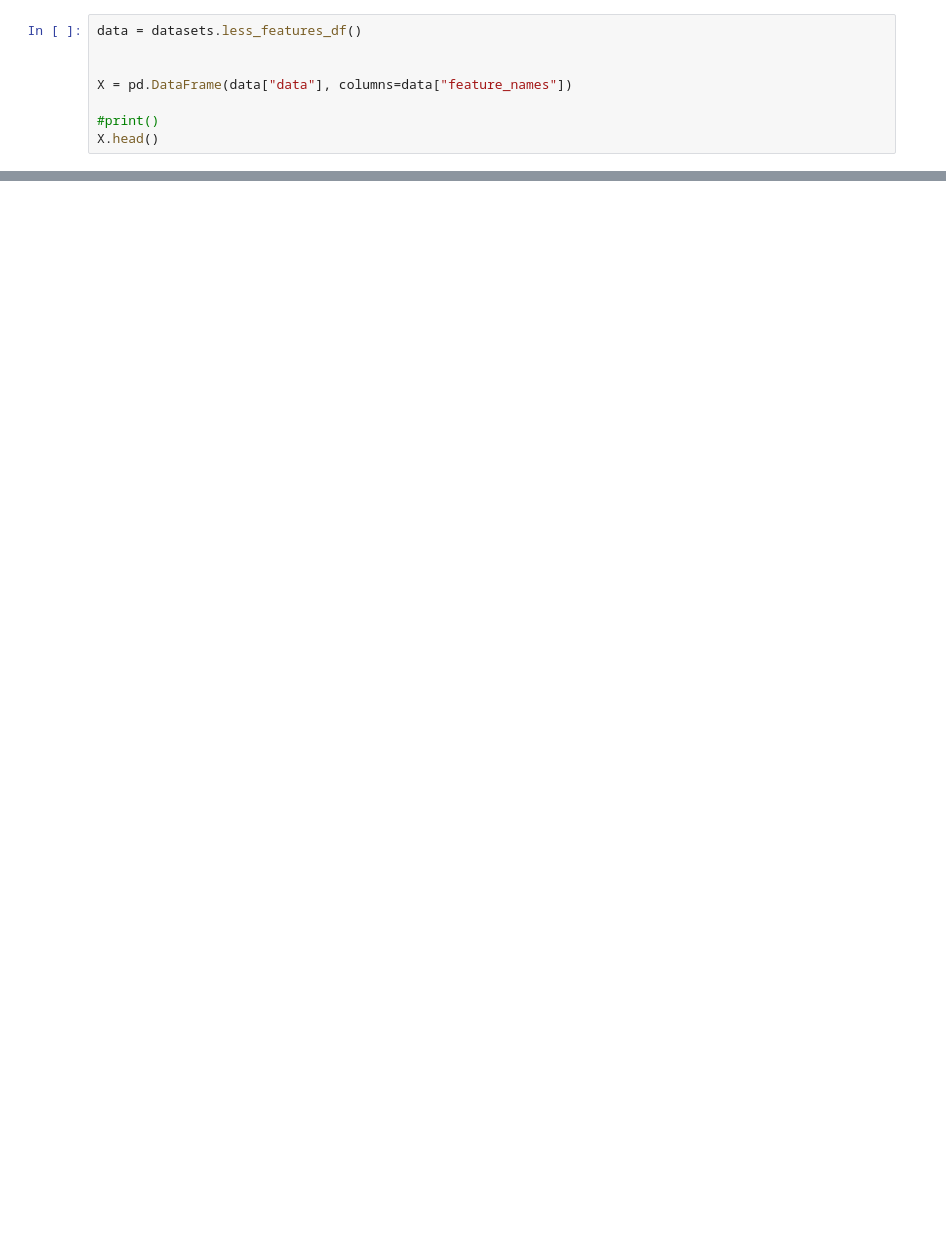
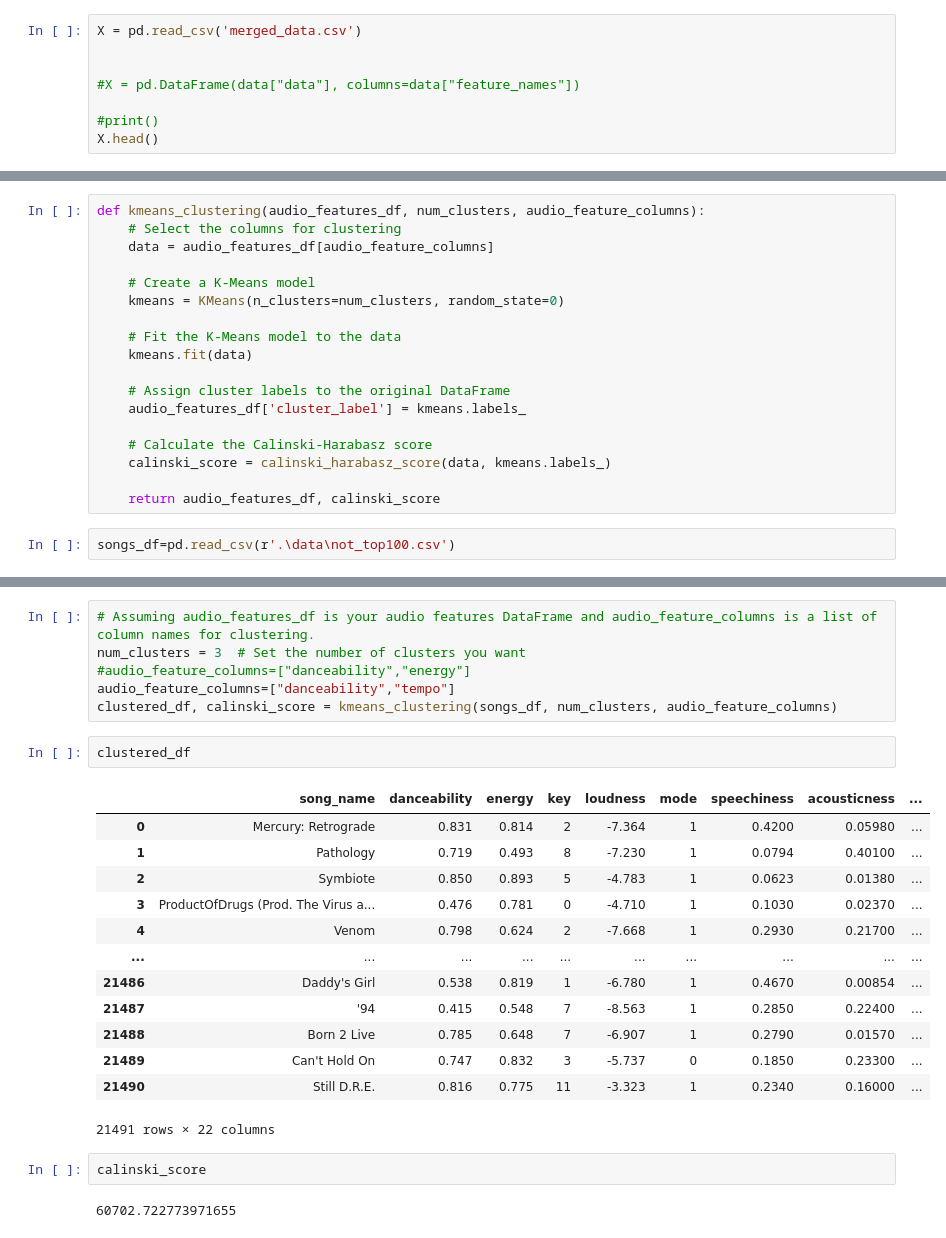
Before and after one commit to MeghaBhambri/lab-clustering-songs, a Jupyter notebook: cluster_songs.ipynb, the cells around one changed output, grey strips where cells are left out. Drawn from its saved outputs; the diff is of its cells as text; blank space fills up the shorter version.

```diff
--- a/cluster_songs.ipynb
+++ b/cluster_songs.ipynb
@@ -7,8 +12,8 @@ from sklearn.metrics import silhouette_score
 # %%
-data = datasets.less_features_df()
+X = pd.read_csv('merged_data.csv')
 
 
-X = pd.DataFrame(data["data"], columns=data["feature_names"])
+#X = pd.DataFrame(data["data"], columns=data["feature_names"])
 
 #print()
 X.head()
@@ -17,0 +33,20 @@ kmeans.fit(X_scaled_df)
+# %%
+def kmeans_clustering(audio_features_df, num_clusters, audio_feature_columns):
+    # Select the columns for clustering
+    data = audio_features_df[audio_feature_columns]
+
+    # Create a K-Means model
+    kmeans = KMeans(n_clusters=num_clusters, random_state=0)
+
+    # Fit the K-Means model to the data
+    kmeans.fit(data)
+
+    # Assign cluster labels to the original DataFrame
+    audio_features_df['cluster_label'] = kmeans.labels_
+
+    # Calculate the Calinski-Harabasz score
+    calinski_score = calinski_harabasz_score(data, kmeans.labels_)
+
+    return audio_features_df, calinski_score
+# %%
+songs_df=pd.read_csv(r'.\data\not_top100.csv')
@@ -17,0 +80,26 @@ kmeans.fit(X_scaled_df)
+# %%
+# Assuming audio_features_df is your audio features DataFrame and audio_feature_columns is a list of column names for clustering.
+num_clusters = 3  # Set the number of clusters you want
+#audio_feature_columns=["danceability","energy"]
+audio_feature_columns=["danceability","tempo"]
+clustered_df, calinski_score = kmeans_clustering(songs_df, num_clusters, audio_feature_columns)
+# %%
+clustered_df
+# %% [output]
+|  | song_name | danceability | energy | key | loudness | mode | speechiness | acousticness | ... |
+| 0 | Mercury: Retrograde | 0.831 | 0.814 | 2 | -7.364 | 1 | 0.4200 | 0.05980 | ... |
+| 1 | Pathology | 0.719 | 0.493 | 8 | -7.230 | 1 | 0.0794 | 0.40100 | ... |
+| 2 | Symbiote | 0.850 | 0.893 | 5 | -4.783 | 1 | 0.0623 | 0.01380 | ... |
+| 3 | ProductOfDrugs (Prod. The Virus a... | 0.476 | 0.781 | 0 | -4.710 | 1 | 0.1030 | 0.02370 | ... |
+| 4 | Venom | 0.798 | 0.624 | 2 | -7.668 | 1 | 0.2930 | 0.21700 | ... |
+| ... | ... | ... | ... | ... | ... | ... | ... | ... | ... |
+| 21486 | Daddy's Girl | 0.538 | 0.819 | 1 | -6.780 | 1 | 0.4670 | 0.00854 | ... |
+| 21487 | '94 | 0.415 | 0.548 | 7 | -8.563 | 1 | 0.2850 | 0.22400 | ... |
+| 21488 | Born 2 Live | 0.785 | 0.648 | 7 | -6.907 | 1 | 0.2790 | 0.01570 | ... |
+| 21489 | Can't Hold On | 0.747 | 0.832 | 3 | -5.737 | 0 | 0.1850 | 0.23300 | ... |
+| 21490 | Still D.R.E. | 0.816 | 0.775 | 11 | -3.323 | 1 | 0.2340 | 0.16000 | ... |
+21491 rows × 22 columns
+# %%
+calinski_score
+# %% [output]
+60702.722773971655
```
Also changed, not shown: parts of 13 cells of this notebook.
